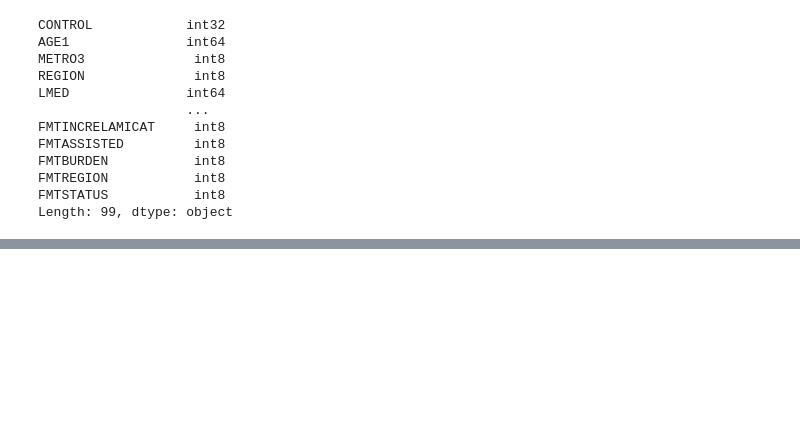
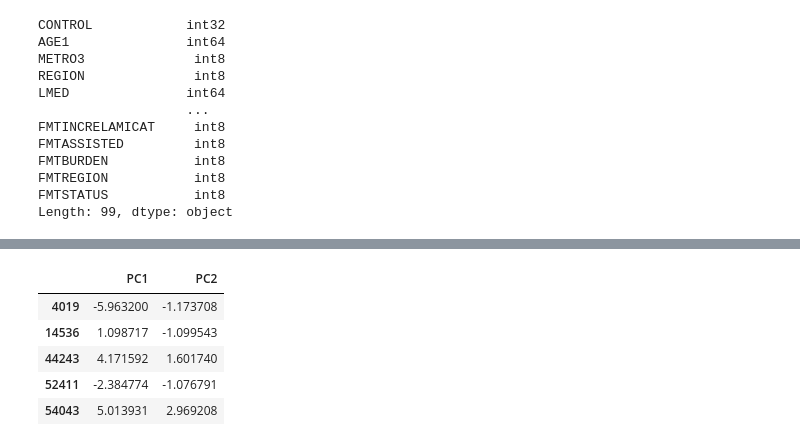
Before and after one commit to yestrella14/DS-Unit-1-Sprint-3-Linear-Algebra, a Jupyter notebook: LS_DS_133_High_Dimensional_Data_Assignment.ipynb, the cells around one changed output, grey strips where cells are left out. Cells and saved outputs as stored; diff of their text form; code cells hidden in the pictures; blank space fills up the shorter version.

```diff
--- a/LS_DS_133_High_Dimensional_Data_Assignment.ipynb
+++ b/LS_DS_133_High_Dimensional_Data_Assignment.ipynb
@@ -349,0 +397,11 @@ from sklearn.decomposition import PCA
+# %%
+# add back in control
+
+df_final.sample(5)
+# %% [output]
+|  | PC1 | PC2 |
+| 4019 | -5.963200 | -1.173708 |
+| 14536 | 1.098717 | -1.099543 |
+| 44243 | 4.171592 | 1.601740 |
+| 52411 | -2.384774 | -1.076791 |
+| 54043 | 5.013931 | 2.969208 |
```
Also changed, not shown: parts of 7 cells of this notebook.
